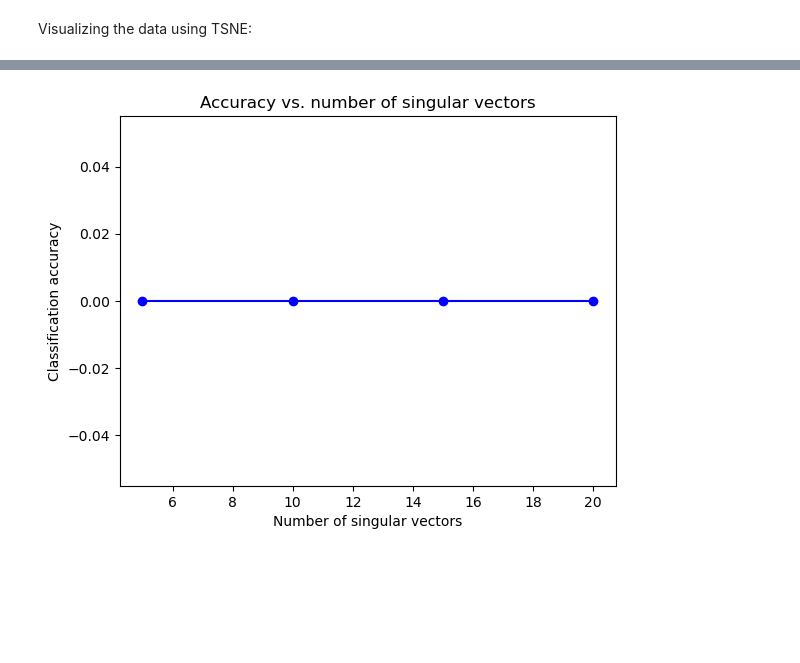
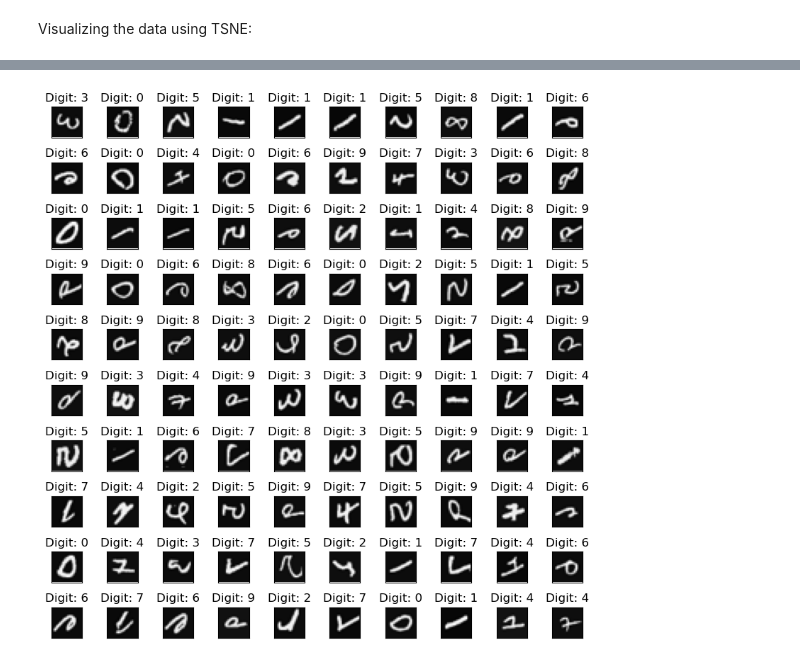
Before and after one commit to zeealhelfie/Math425-Final-Project, a Jupyter notebook: section#3/classifications.ipynb, the cells around one changed output, grey strips where cells are left out. Cells and saved outputs as stored; diff of their text form; code cells hidden in the pictures; blank space fills up the shorter version.

```diff
--- a/section#3/classifications.ipynb
+++ b/section#3/classifications.ipynb
@@ -56,16 +46,0 @@ test_data = np.array(test_data).reshape(999, 20, 20)
-# %%
-import numpy as np
-rows = 10
-cols = 10
-fig = plt.figure(figsize=(5,5))
-indexes = np.random.choice(3999, rows*cols)
-count = 0
-for i in range(0,rows):
-    for j in range(0,cols):
-        ax1 = fig.add_subplot(rows, cols, count+1)
-        ax1.imshow(train_data[indexes[count]].reshape(20,20).T, cmap='gray')
-        ax1.autoscale(False)
-        ax1.set_axis_off()
-        count+=1
-plt.subplots_adjust(wspace=.1, hspace=.1, left=0, right=1, bottom=0, top=1)
-plt.show()
@@ -173,30 +47,29 @@ plt.show()
-# %%
-import numpy as np
-import matplotlib.pyplot as plt
-
-# Load the data and compute the SVD
-# ...
-
-# Set up the range of values for k
-ks = [5, 10, 15, 20]
-
-# Initialize an array to store the accuracy for each value of k
-accuracies = np.zeros(len(ks))
-
-# Compute the accuracy for each value of k
-for i, k in enumerate(ks):
-    # Classify each test image using k singular vectors
-    # ...
-
-    # Compute the overall accuracy for this value of k
-    accuracy = np.sum(accuracies) / np.sum(counts)
-    accuracies[i] = accuracy
-
-# Plot the results
-plt.plot(ks, accuracies, 'bo-')
-plt.xlabel('Number of singular vectors')
-plt.ylabel('Classification accuracy')
-plt.title('Accuracy vs. number of singular vectors')
-plt.show()
-# %% [output]
-[figure, removed]
+# %%
+# img plot: before training
+
+train_data = np.loadtxt("data/handwriting_training_set.txt", delimiter=",")
+train_labels = np.loadtxt("data/handwriting_training_set_labels.txt")
+train_labels[train_labels == 10] = 0
+
+# Display 100 random images
+fig, axes = plt.subplots(nrows=10, ncols=10, figsize=(8,8))
+for i, ax in enumerate(axes.flat):
+    # Select a random image
+    random_idx = np.random.randint(train_data.shape[0])
+    random_img = train_data[random_idx, :]
+
+    # Reshape the vector into a 20x20 matrix
+    img_matrix = np.reshape(random_img, (20, 20))
+
+    # Display the image and set the title
+    ax.imshow(img_matrix, cmap='gray')
+    ax.set_title('Digit: {}'.format(int(train_labels[random_idx])))
+
+    # Remove the x and y ticks
+    ax.set_xticks([])
+    ax.set_yticks([])
+
+plt.tight_layout()
+plt.show()
+# %% [output]
+[figure, added]
```
Also changed, not shown: parts of 12 cells of this notebook, 1 other file.
